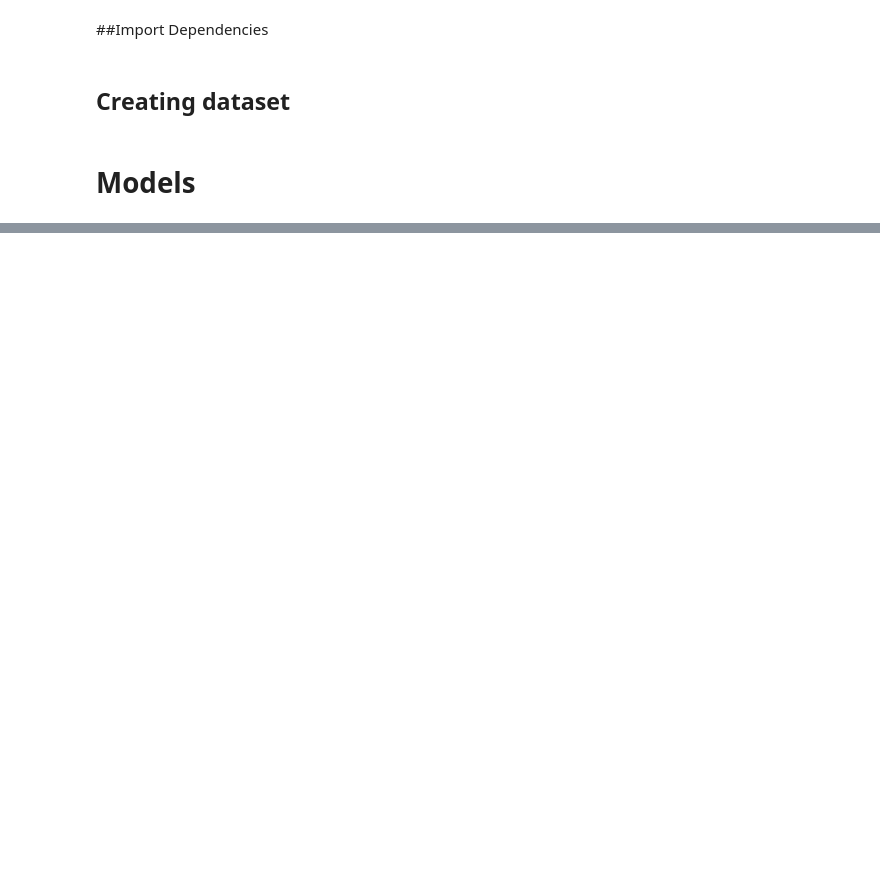
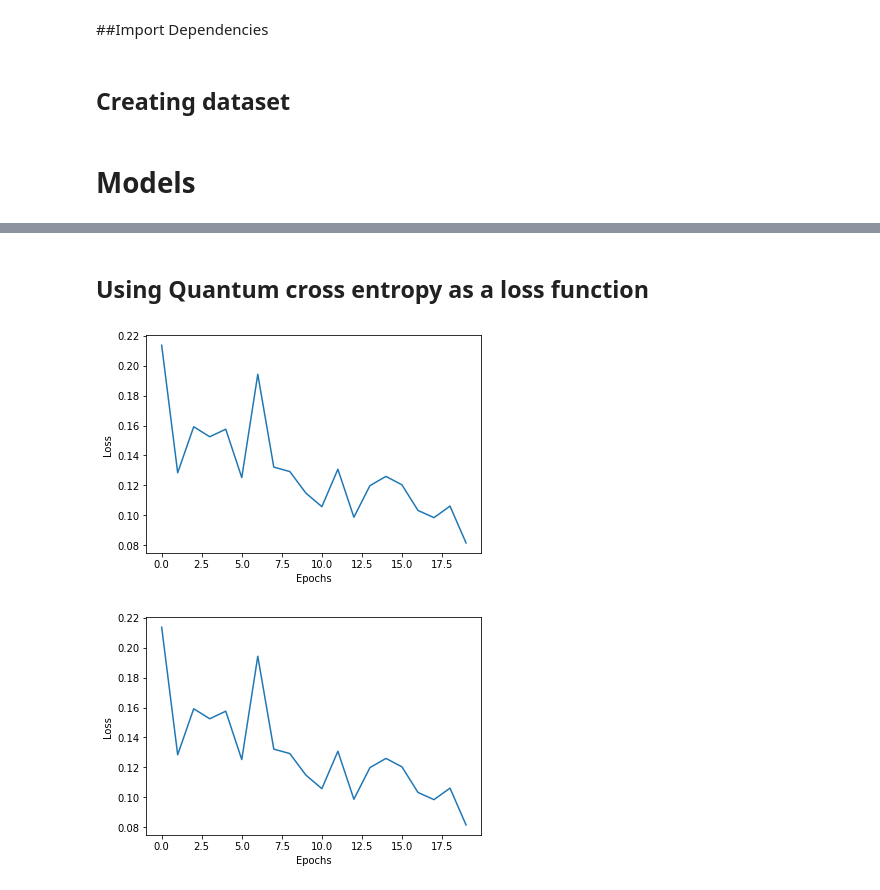
Before and after one commit to nahumsa/DM-Reconstruction, a Jupyter notebook: Reconstruct DM_entropy.ipynb, the cells around one changed output, grey strips where cells are left out. Drawn from its saved outputs; the diff is of its cells as text; code cells hidden in the pictures; blank space fills up the shorter version.

Commit message:
Added cross entropy VAE

```diff
--- a/Reconstruct DM_entropy.ipynb
+++ b/Reconstruct DM_entropy.ipynb
@@ -129,0 +132,36 @@ plt.show()
+# %% [markdown]
+## Using Quantum cross entropy as a loss function
+# %%
+from Models.EVAE import CrossEntropyVAE
+
+ZDIM = 20
+input_dim = X_train.shape[1]
+hidden_dims = [64,128,256]
+batchsize = 32
+
+vae = CrossEntropyVAE(original_dim=input_dim,
+               intermediate_dim=hidden_dims,
+               latent_dim=ZDIM)
+
+# Optimizer.
+optimizer = tf.keras.optimizers.Adam(learning_rate=1e-3)
+
+vae.compile(optimizer=optimizer)
+
+# Prepare a dataset.
+dataset = tf.data.Dataset.from_tensor_slices(X_train)
+dataset = dataset.shuffle(buffer_size=1024).batch(batchsize)
+# %%
+from Utils.Plotter import PeriodicPlotter
+
+r_loss = 1.
+beta = 1e-4
+epochs = 20
+
+# Periodic Plotter for loss
+plotter = PeriodicPlotter(sec=5, xlabel='Epochs', ylabel='Loss')
+
+loss_epochs = vae.training(dataset, epochs, r_loss, beta, Plotter=plotter)
+# %% [output]
+[figure, added]
+[figure, added]
```
Also changed, not shown: parts of 5 cells of this notebook.
